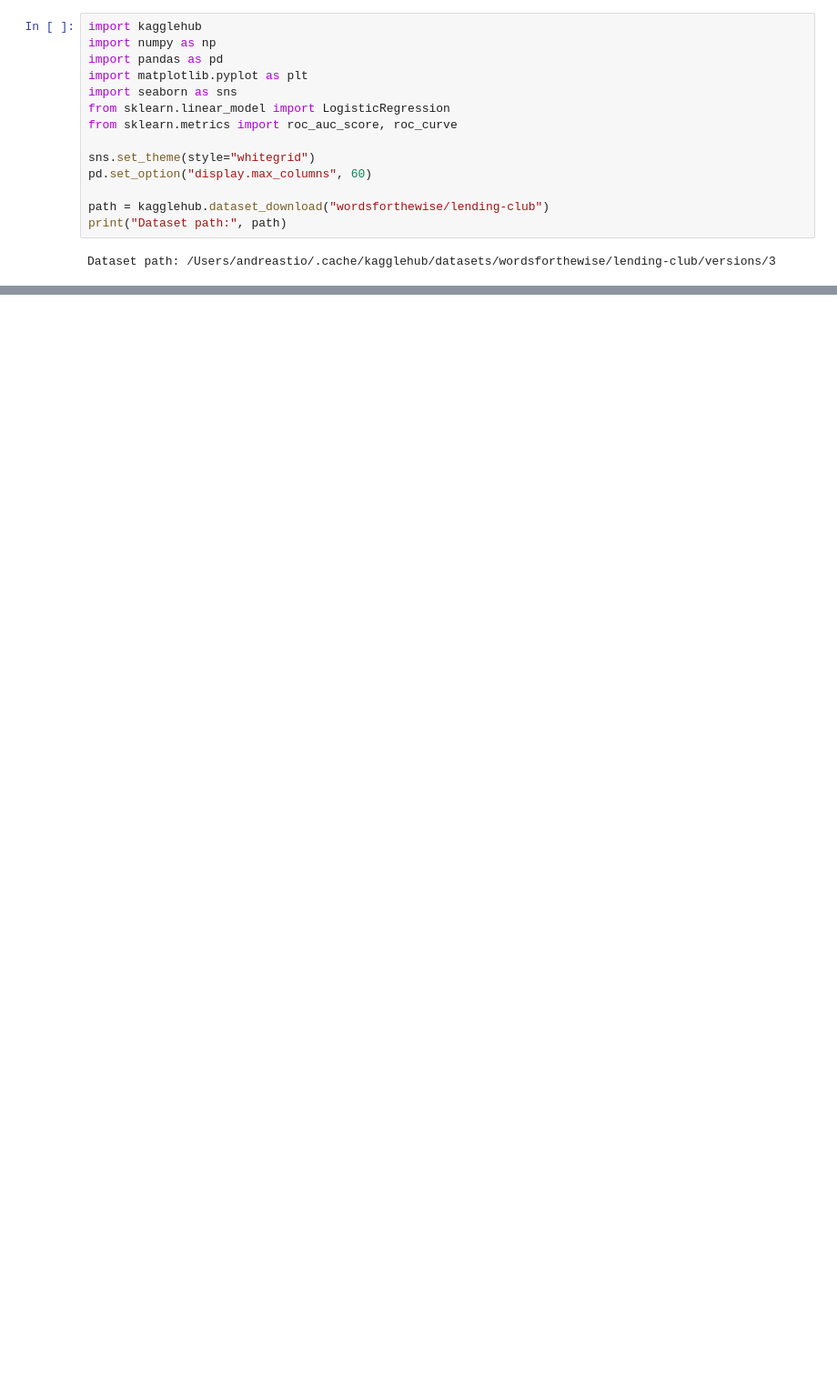
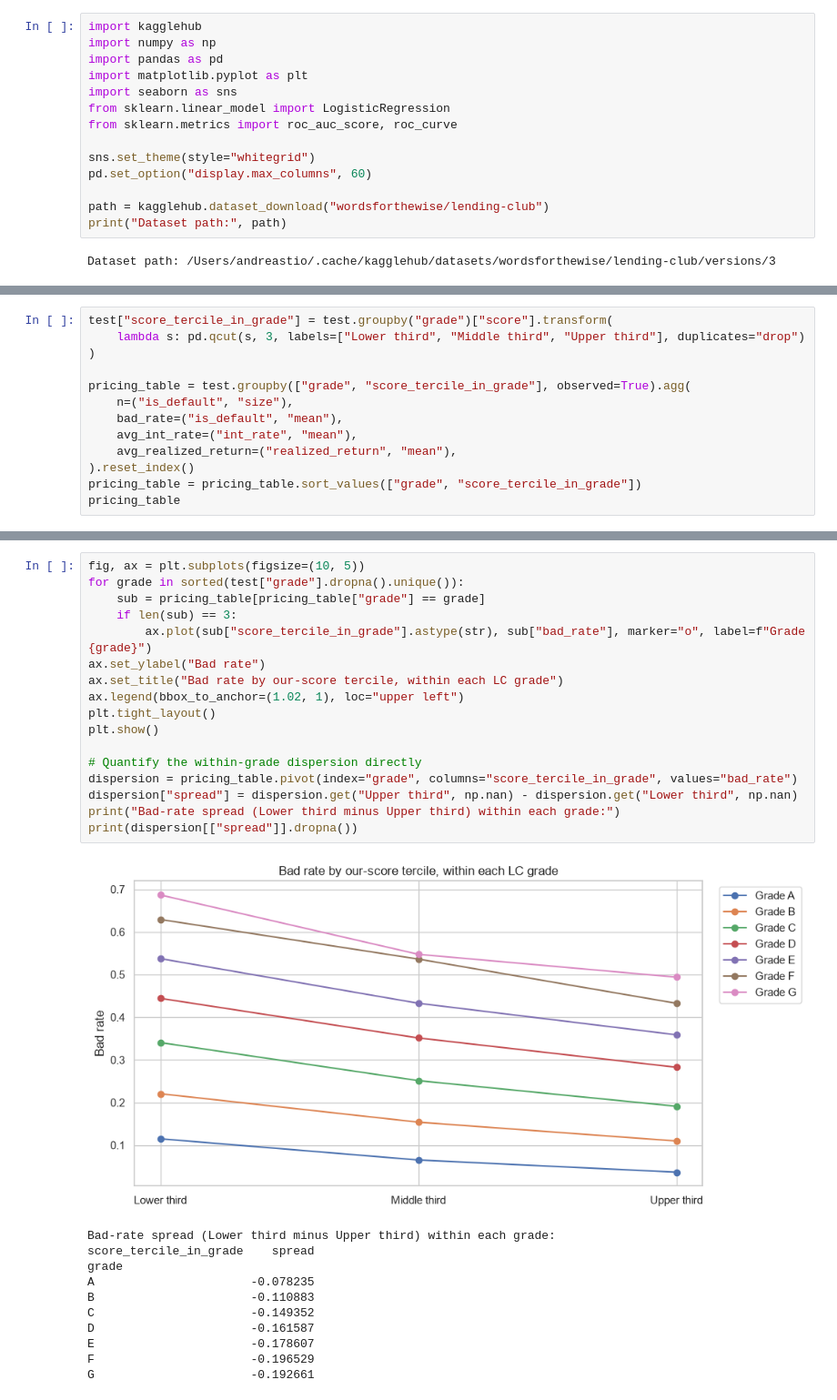
Before and after one commit to andreastio/credit-risk-strategy-lendingclub, a Jupyter notebook: notebooks/scorecard.ipynb, the cells around one changed output, grey strips where cells are left out. Shown at 91% size. Saved outputs shown, nothing was run; the diff lists cells and outputs as text; blank space fills up the shorter version.

```diff
--- a/notebooks/scorecard.ipynb
+++ b/notebooks/scorecard.ipynb
@@ -638,0 +480,13 @@ This is why `fico_percentile`, not raw FICO, is the version carried forward.
+# %%
+test["score_tercile_in_grade"] = test.groupby("grade")["score"].transform(
+    lambda s: pd.qcut(s, 3, labels=["Lower third", "Middle third", "Upper third"], duplicates="drop")
+)
+
+pricing_table = test.groupby(["grade", "score_tercile_in_grade"], observed=True).agg(
+    n=("is_default", "size"),
+    bad_rate=("is_default", "mean"),
+    avg_int_rate=("int_rate", "mean"),
+    avg_realized_return=("realized_return", "mean"),
+).reset_index()
+pricing_table = pricing_table.sort_values(["grade", "score_tercile_in_grade"])
+pricing_table
@@ -638,0 +511,29 @@ This is why `fico_percentile`, not raw FICO, is the version carried forward.
+# %%
+fig, ax = plt.subplots(figsize=(10, 5))
+for grade in sorted(test["grade"].dropna().unique()):
+    sub = pricing_table[pricing_table["grade"] == grade]
+    if len(sub) == 3:
+        ax.plot(sub["score_tercile_in_grade"].astype(str), sub["bad_rate"], marker="o", label=f"Grade {grade}")
+ax.set_ylabel("Bad rate")
+ax.set_title("Bad rate by our-score tercile, within each LC grade")
+ax.legend(bbox_to_anchor=(1.02, 1), loc="upper left")
+plt.tight_layout()
+plt.show()
+
+# Quantify the within-grade dispersion directly
+dispersion = pricing_table.pivot(index="grade", columns="score_tercile_in_grade", values="bad_rate")
+dispersion["spread"] = dispersion.get("Upper third", np.nan) - dispersion.get("Lower third", np.nan)
+print("Bad-rate spread (Lower third minus Upper third) within each grade:")
+print(dispersion[["spread"]].dropna())
+# %% [output]
+[figure, added]
+Bad-rate spread (Lower third minus Upper third) within each grade:
+score_tercile_in_grade    spread
+grade
+A                      -0.078235
+B                      -0.110883
+C                      -0.149352
+D                      -0.161587
+E                      -0.178607
+F                      -0.196529
+G                      -0.192661
```
Also changed, not shown: parts of 63 cells of this notebook, 4 other files.
